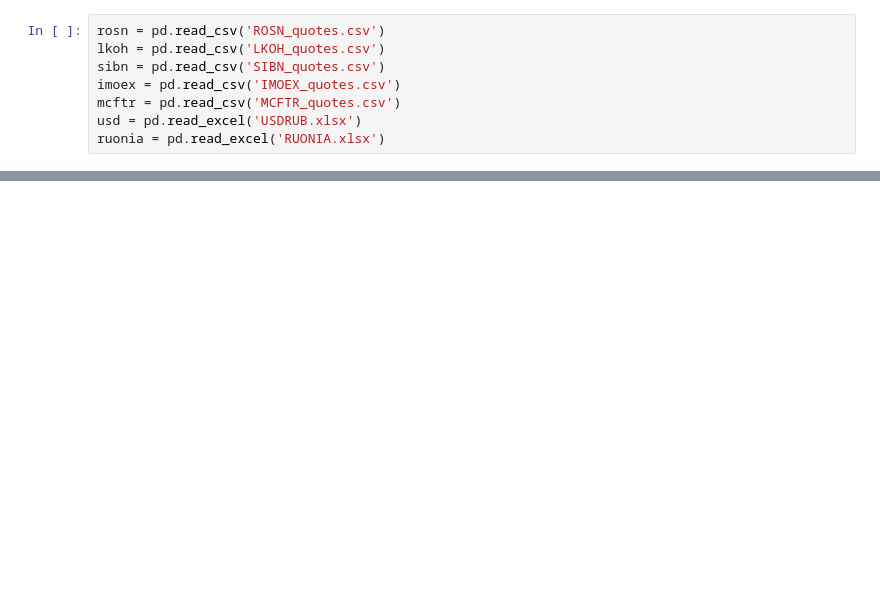
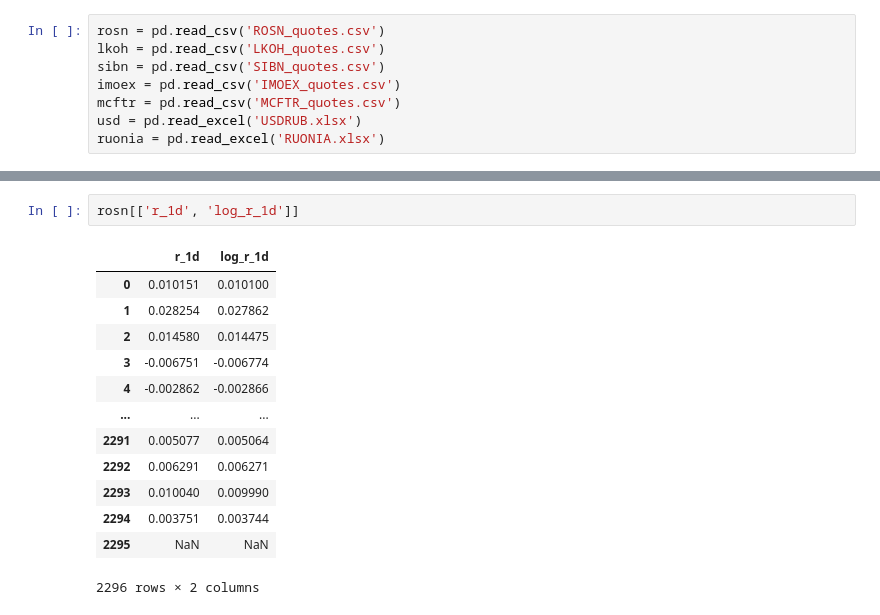
Before and after one commit to a-golovachev/python-trading-project, a Jupyter notebook: FeatureExtraction.ipynb, the cells around one changed output, grey strips where cells are left out. Saved outputs shown, nothing was run; the diff lists cells and outputs as text; blank space fills up the shorter version.

```diff
--- a/FeatureExtraction.ipynb
+++ b/FeatureExtraction.ipynb
@@ -40,0 +87,16 @@ usd
+# %%
+rosn[['r_1d', 'log_r_1d']]
+# %% [output]
+|  | r_1d | log_r_1d |
+| 0 | 0.010151 | 0.010100 |
+| 1 | 0.028254 | 0.027862 |
+| 2 | 0.014580 | 0.014475 |
+| 3 | -0.006751 | -0.006774 |
+| 4 | -0.002862 | -0.002866 |
+| ... | ... | ... |
+| 2291 | 0.005077 | 0.005064 |
+| 2292 | 0.006291 | 0.006271 |
+| 2293 | 0.010040 | 0.009990 |
+| 2294 | 0.003751 | 0.003744 |
+| 2295 | NaN | NaN |
+2296 rows × 2 columns
```
Also changed, not shown: parts of 11 cells of this notebook.
